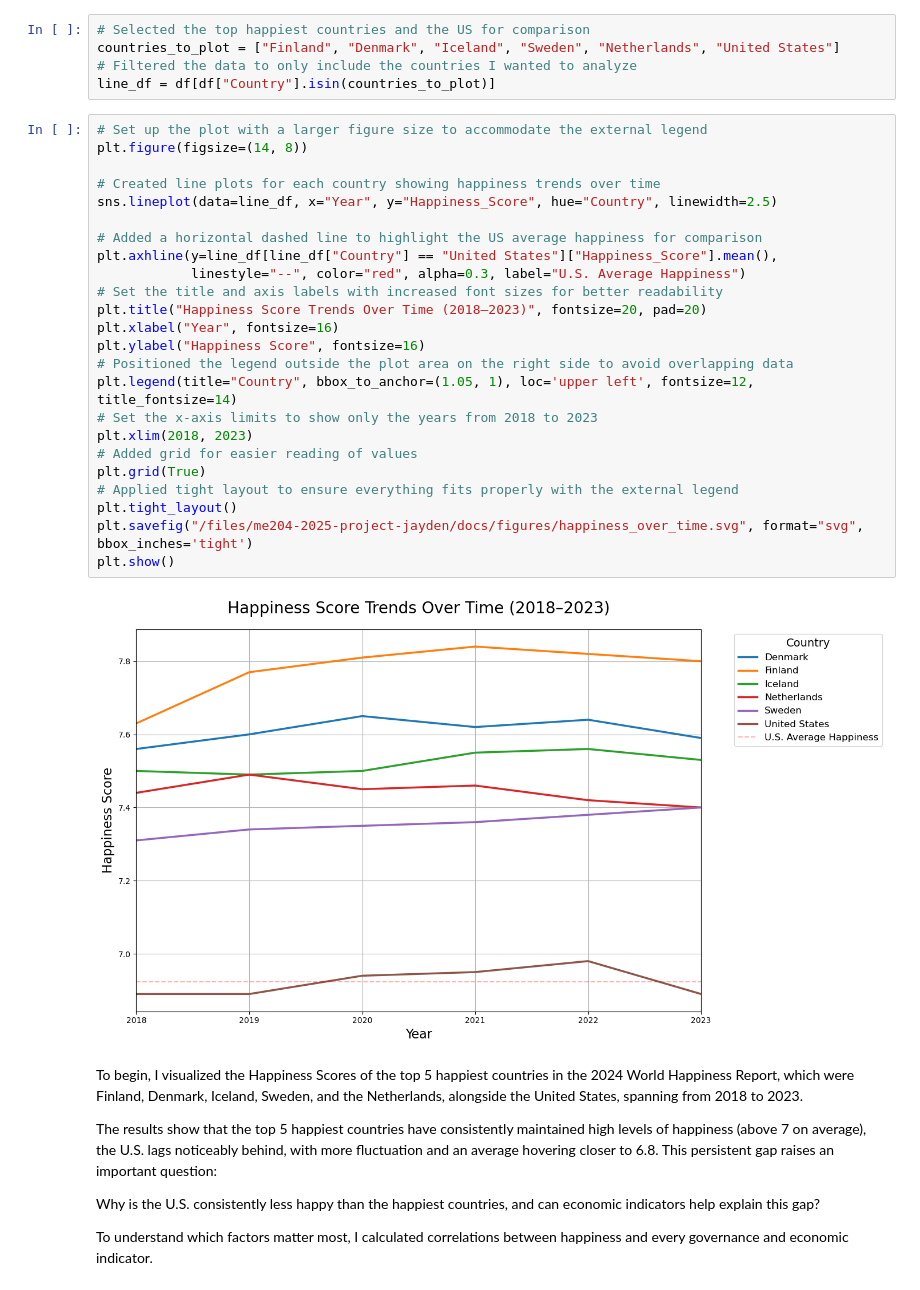
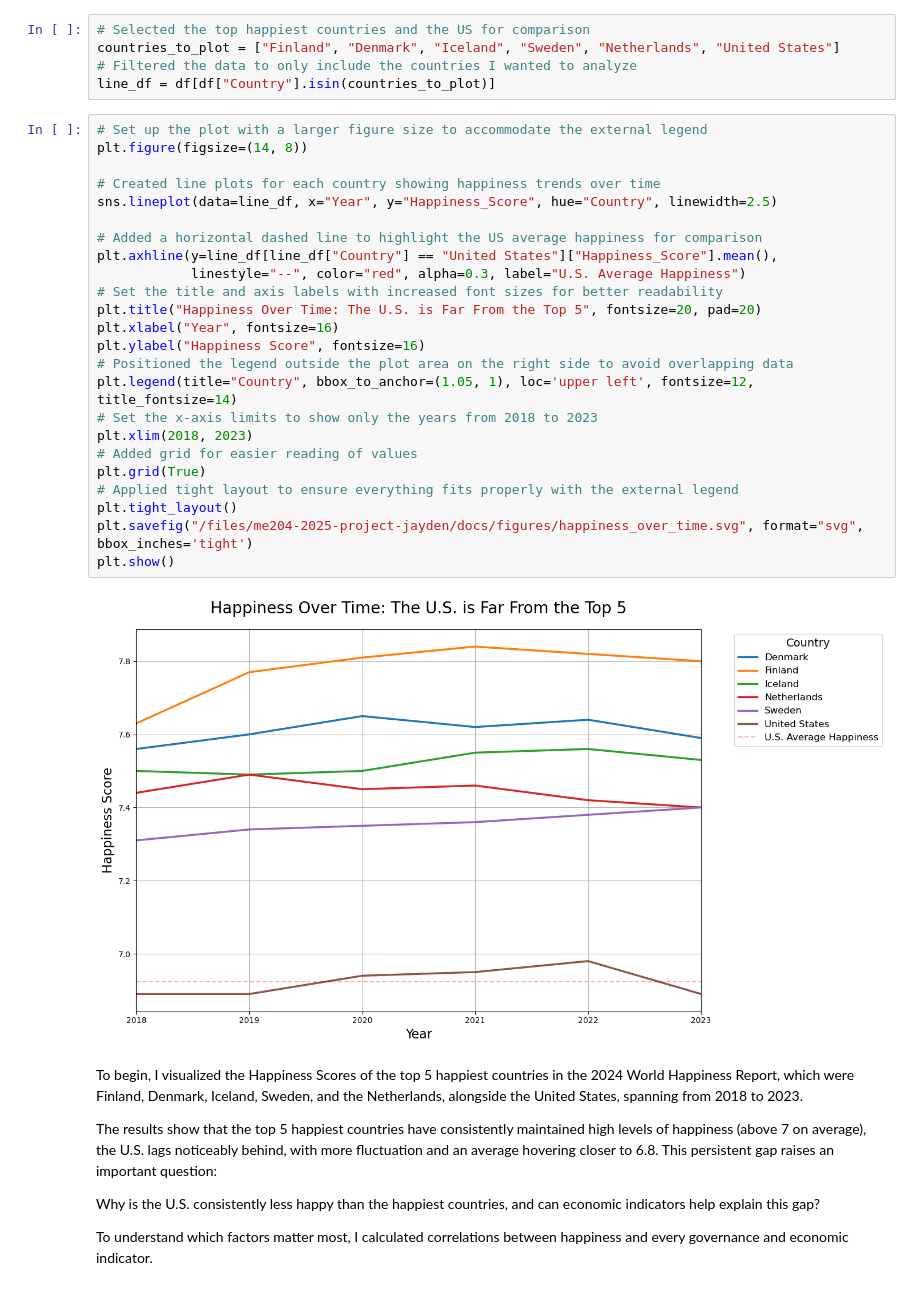
Before and after one commit to LSE-ME204/me204-2025-project-jayden, a Jupyter notebook: notebooks/NB03-analysis.ipynb, the cells around one changed output. Cells and saved outputs as stored; diff of their text form.

```diff
--- a/notebooks/NB03-analysis.ipynb
+++ b/notebooks/NB03-analysis.ipynb
@@ -83,29 +99,29 @@ line_df = df[df["Country"].isin(countries_to_plot)]
 # %%
 # Set up the plot with a larger figure size to accommodate the external legend
 plt.figure(figsize=(14, 8))
 
 # Created line plots for each country showing happiness trends over time
 sns.lineplot(data=line_df, x="Year", y="Happiness_Score", hue="Country", linewidth=2.5)
 
 # Added a horizontal dashed line to highlight the US average happiness for comparison
 plt.axhline(y=line_df[line_df["Country"] == "United States"]["Happiness_Score"].mean(),
             linestyle="--", color="red", alpha=0.3, label="U.S. Average Happiness")
 # Set the title and axis labels with increased font sizes for better readability
-plt.title("Happiness Score Trends Over Time (2018–2023)", fontsize=20, pad=20)
+plt.title("Happiness Over Time: The U.S. is Far From the Top 5", fontsize=20, pad=20)
 plt.xlabel("Year", fontsize=16)
 plt.ylabel("Happiness Score", fontsize=16)
 # Positioned the legend outside the plot area on the right side to avoid overlapping data
 plt.legend(title="Country", bbox_to_anchor=(1.05, 1), loc='upper left', fontsize=12, title_fontsize=14)
 # Set the x-axis limits to show only the years from 2018 to 2023
 plt.xlim(2018, 2023)
 # Added grid for easier reading of values
 plt.grid(True)
 # Applied tight layout to ensure everything fits properly with the external legend
 plt.tight_layout()
 plt.savefig("/files/me204-2025-project-jayden/docs/figures/happiness_over_time.svg", format="svg", bbox_inches='tight')
 plt.show()
 # %% [output]
-[figure, old version]
+[figure, new version]
 # %% [markdown]
 To begin, I visualized the Happiness Scores of the top 5 happiest countries in the 2024 World Happiness Report, which were Finland, Denmark, Iceland, Sweden, and the Netherlands, alongside the United States, spanning from 2018 to 2023.
 
```
Also changed, not shown: parts of 3 cells of this notebook, 24 other files.
